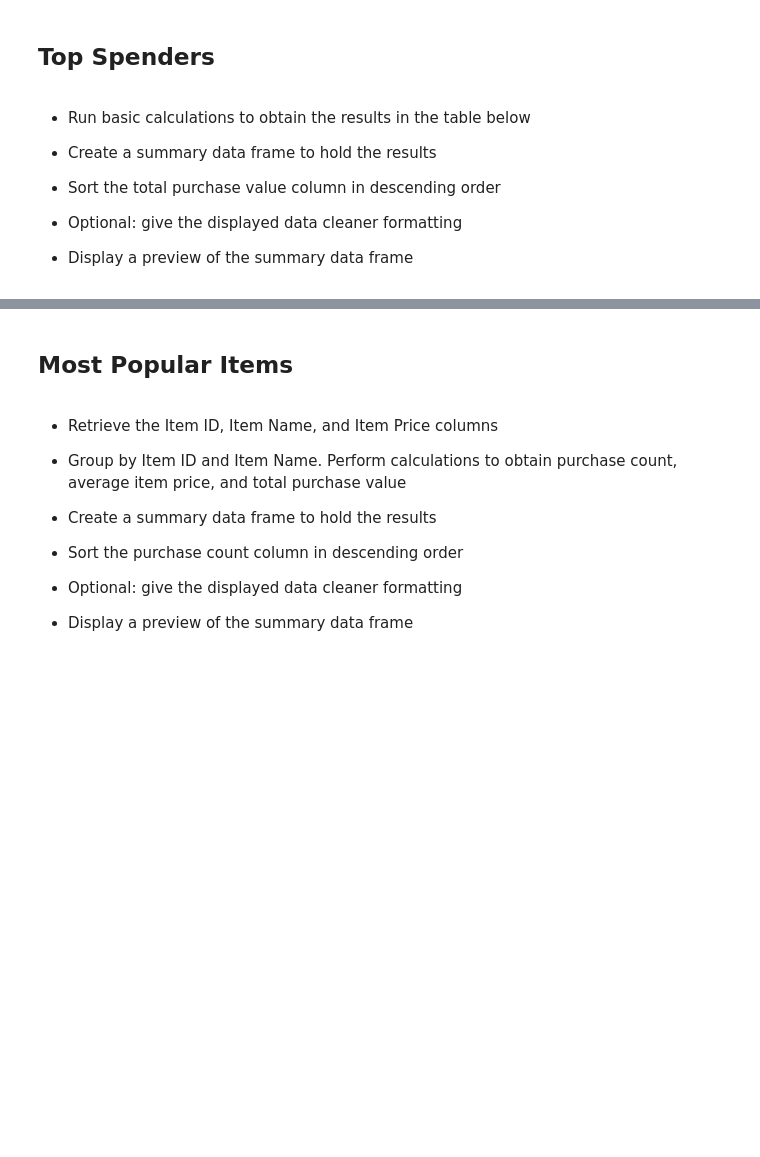
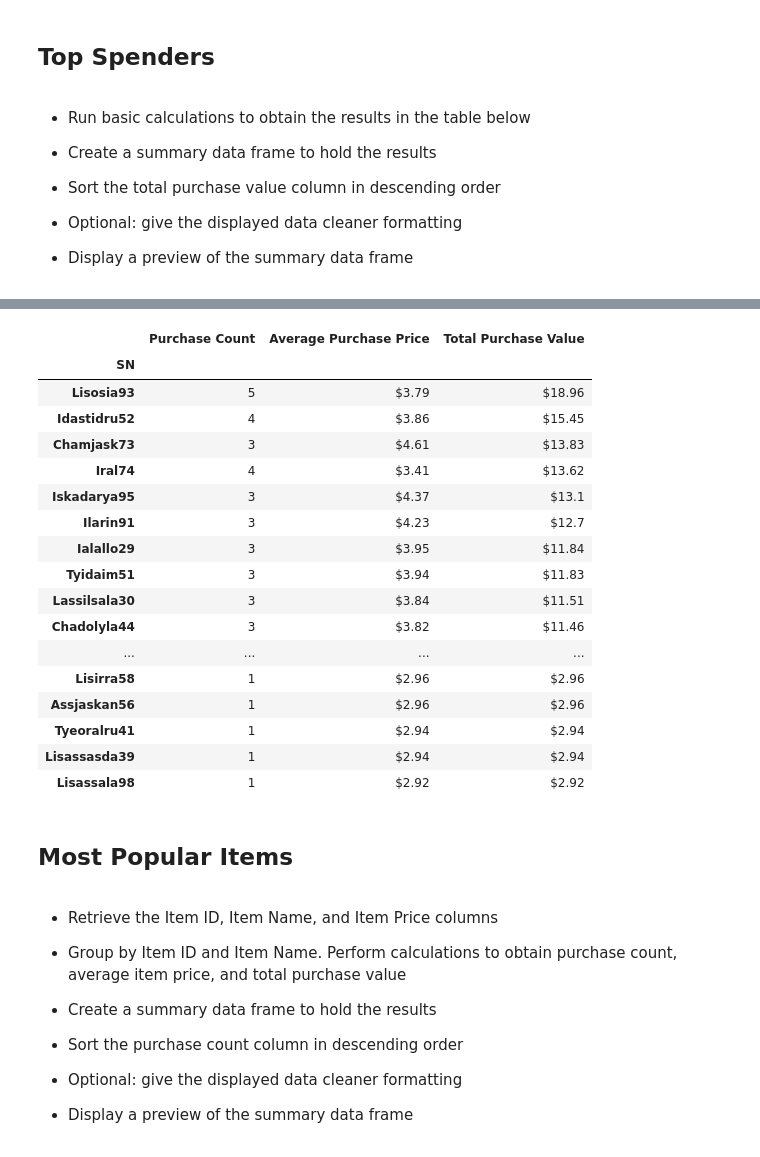
Before and after one commit to cayelsie/Pandas-fantasy-game-analysis, a Jupyter notebook: HeroesofPymoli/main-Copy2.ipynb, the cells around one changed output, grey strips where cells are left out. Cells and saved outputs as stored; diff of their text form; code cells hidden in the pictures; blank space fills up the shorter version.

Commit message:
Top Spenders section works. Need one formatting issue and why can't I just display top 5 rows??

```diff
--- a/HeroesofPymoli/main-Copy2.ipynb
+++ b/HeroesofPymoli/main-Copy2.ipynb
@@ -298,3 +289,79 @@ formatted_summary_purchasing_gender_df
+# %%
+#Group the purchase data by SN and price, with SN being first to align each purchase with the unique SN
+SN_purchase_data = purchase_data_df.groupby(["SN", "Price"])
+
+#Use a count function to be able to visualize the results
+SN_purchase_data_count = SN_purchase_data.count()
+
+#Make the grouped data into a dataframe
+SN_purchase_data_df = pd.DataFrame(SN_purchase_data_count)
+SN_purchase_data_df
+
+#Delete Unnecessary Columns from the grouped SN/price data dataframe
+del SN_purchase_data_df["Purchase ID"]
+del SN_purchase_data_df["Age"]
+del SN_purchase_data_df["Item ID"]
+
+#Reset the index of the data in the grouped SN/price dataframe so that the column names can be referenced
+reset_df = SN_purchase_data_df.reset_index()
+
+#Only group the new dataframe by the unique SN and sum the remaining columns - this will calculate total purchase value AND number of purchases made per person
+grouped_data = reset_df.groupby(["SN"]).sum()
+grouped_data
+
+#Make a dataframe from the grouped SN/sum information and reset the index so the column names can be referenced
+grouped_data_df = pd.DataFrame(grouped_data)
+grouped_data_df_reset = grouped_data_df.reset_index()
+grouped_data_df_reset
+
+#Sorts the data in the grouped SN/sum information dataframe by price, descending to show the top spenders
+sorted_grouped_data_df = grouped_data_df_reset.sort_values("Price", ascending = False)
+sorted_grouped_data_df
+
+#Reorganizes the columns fot the summary dataframe
+organized_SN_purchase_df = sorted_grouped_data_df[["SN", "Item Name", "Price"]]
+renamed_SN_purchase_df = organized_SN_purchase_df.rename(columns={"Item Name": "Purchase Count", "Price": "Total Purchase Value"})
+renamed_SN_purchase_df
+
+#Assign a variable and calculates the average purchase price per person
+avg_purchase_price = renamed_SN_purchase_df["Total Purchase Value"]/renamed_SN_purchase_df["Purchase Count"]
+
+#Add a column to the summary dataframe to reflect the avg purchase price per person
+renamed_SN_purchase_df["Average Purchase Price"] = avg_purchase_price
+
+#Switch the positions of total value and average price
+final_org_SN_purchase_df = renamed_SN_purchase_df[["SN", "Purchase Count", "Average Purchase Price", "Total Purchase Value"]]
+final_org_SN_purchase_df
+
+#Set SN as the index
+SN_index_purchase_df = final_org_SN_purchase_df.set_index("SN")
+
+#Format the columns with price to show $ and two decimal places
+SN_final_purchase_df = SN_index_purchase_df.style.format({"Average Purchase Price":"${:,.3}".format,
+                                                                     "Total Purchase Value":"${:,.4}".format})
+SN_final_purchase_df
+
+#Again, how do i get that zero on the 5th line down?? Also, why after formatting does it show the entire data set?
+#It's not acting like a df, listing rows and columns at bottom and allowing just a header.
+# %% [output]
+|  | Purchase Count | Average Purchase Price | Total Purchase Value |
+| SN |  |  |  |
+| Lisosia93 | 5 | $3.79 | $18.96 |
+| Idastidru52 | 4 | $3.86 | $15.45 |
+| Chamjask73 | 3 | $4.61 | $13.83 |
+| Iral74 | 4 | $3.41 | $13.62 |
+| Iskadarya95 | 3 | $4.37 | $13.1 |
+| Ilarin91 | 3 | $4.23 | $12.7 |
+| Ialallo29 | 3 | $3.95 | $11.84 |
+| Tyidaim51 | 3 | $3.94 | $11.83 |
+| Lassilsala30 | 3 | $3.84 | $11.51 |
+| Chadolyla44 | 3 | $3.82 | $11.46 |
+| ... | ... | ... | ... |
+| Lisirra58 | 1 | $2.96 | $2.96 |
+| Assjaskan56 | 1 | $2.96 | $2.96 |
+| Tyeoralru41 | 1 | $2.94 | $2.94 |
+| Lisassasda39 | 1 | $2.94 | $2.94 |
+| Lisassala98 | 1 | $2.92 | $2.92 |
 # %% [markdown]
 ## Most Popular Items
 # %% [markdown]
```
Also changed, not shown: parts of 1 cell of this notebook.
